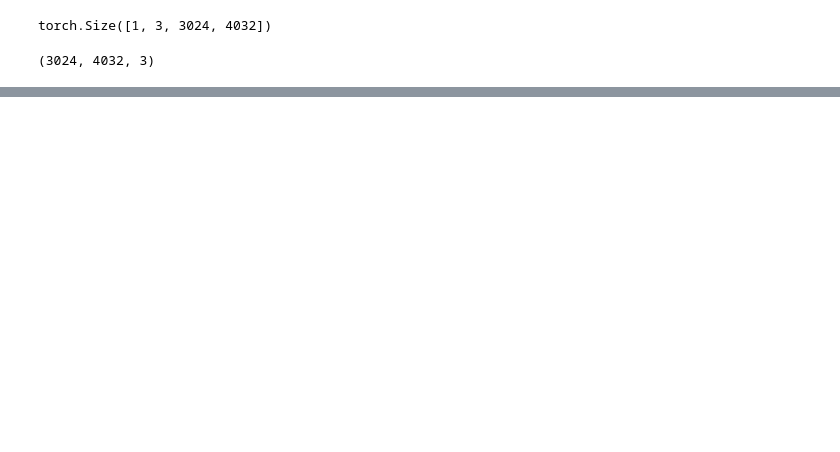
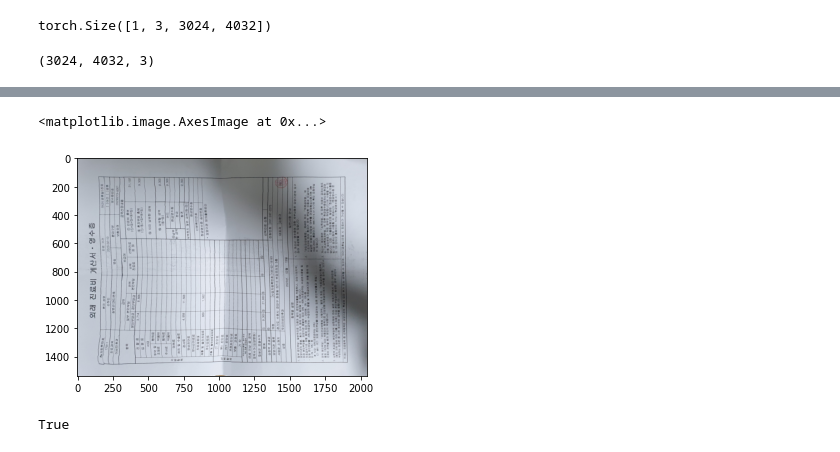
Before and after one commit to healthport-Inc/image-processing, a Jupyter notebook: geo.ipynb, the cells around one changed output, grey strips where cells are left out. Saved outputs shown, nothing was run; the diff lists cells and outputs as text; code cells hidden in the pictures; blank space fills up the shorter version.

```diff
--- a/geo.ipynb
+++ b/geo.ipynb
@@ -153,0 +174,11 @@ plt.imshow(out)
+# %%
+out_under = cv2.resize(out, (2048, 1536))  # x flow
+# %%
+plt.imshow(out_under)
+# %% [output]
+<matplotlib.image.AxesImage at 0x...>
+[figure, added]
+# %%
+cv2.imwrite('_rec.png', out_under[:,:,::-1])
+# %% [output]
+True
```
Also changed, not shown: parts of 12 cells of this notebook, 12 other files.
